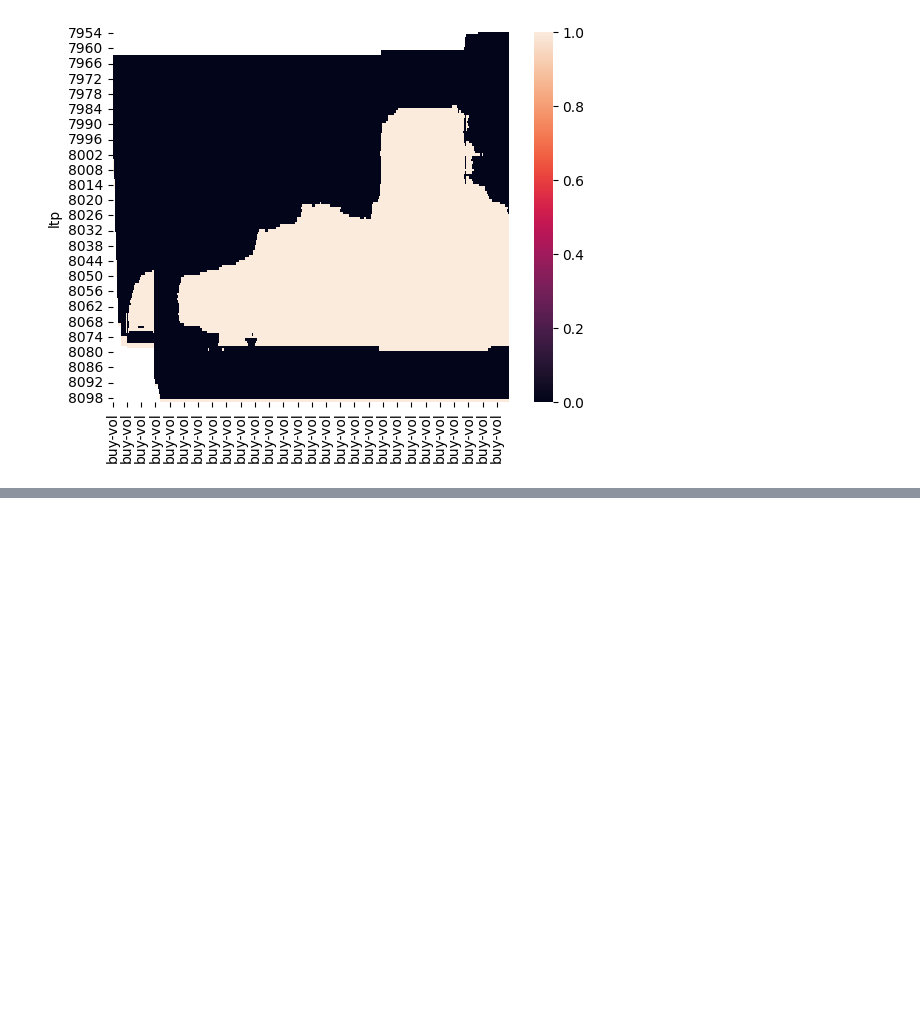
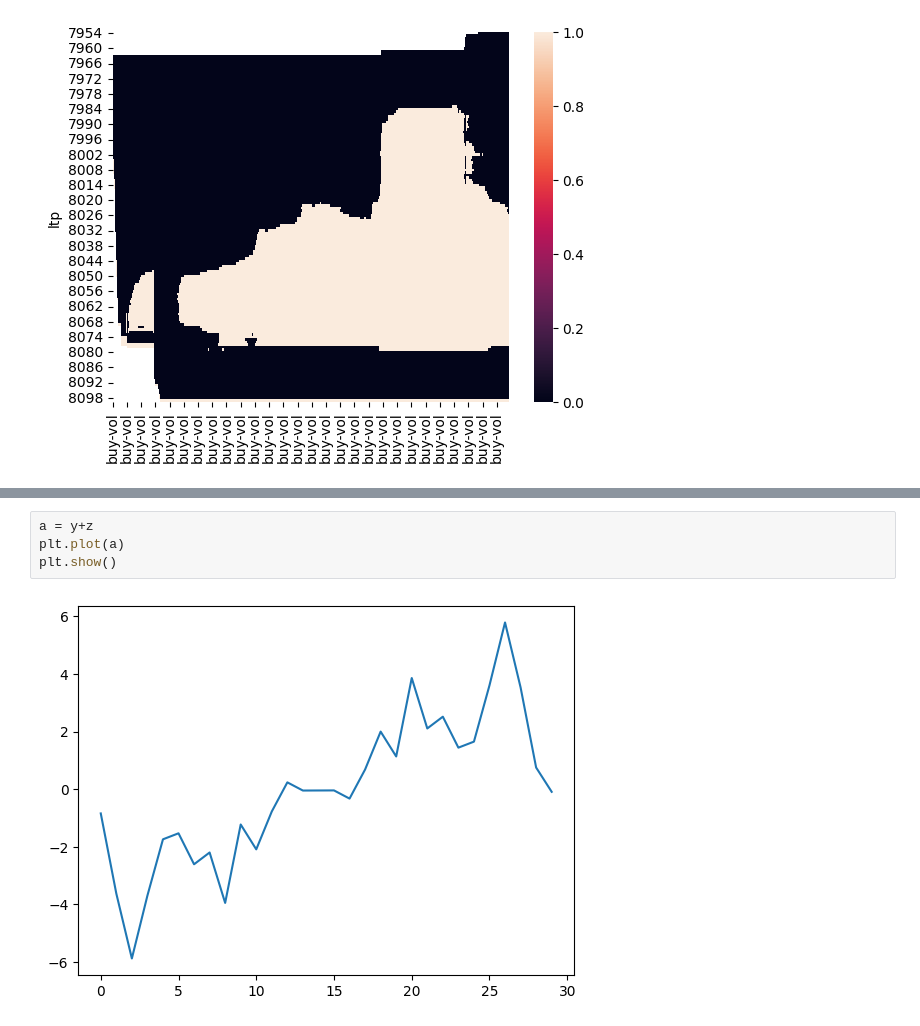
Before and after one commit to honua-dmg/BackTestingEngine, a Jupyter notebook: app/peakAnalyser.ipynb, the cells around one changed output, grey strips where cells are left out. Drawn from its saved outputs; the diff is of its cells as text; blank space fills up the shorter version.

```diff
--- a/app/peakAnalyser.ipynb
+++ b/app/peakAnalyser.ipynb
@@ -504,0 +601,6 @@ sns.heatmap(instance.highLowdf[0])
+# %%
+a = y+z
+plt.plot(a)
+plt.show()
+# %% [output]
+[figure, added]
```
Also changed, not shown: parts of 10 cells of this notebook, 1 other file.
